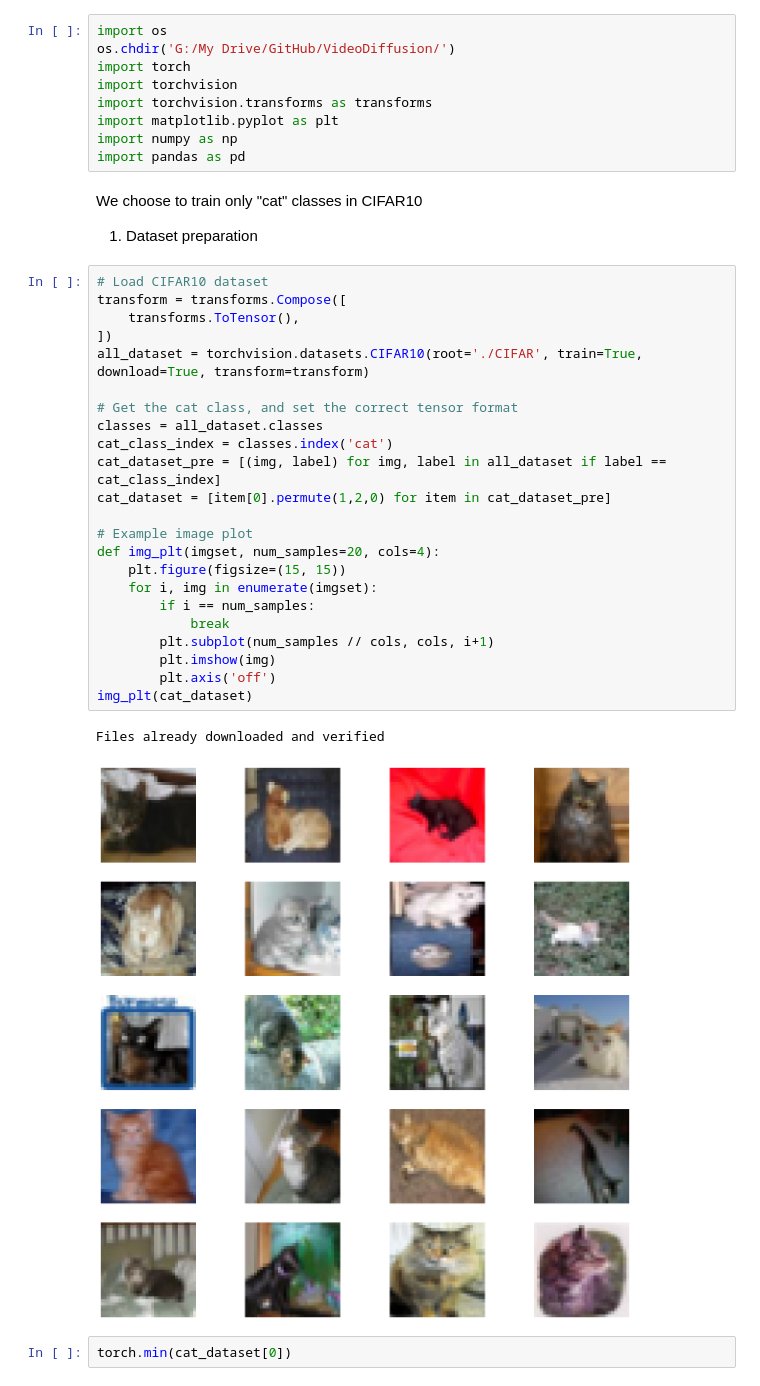
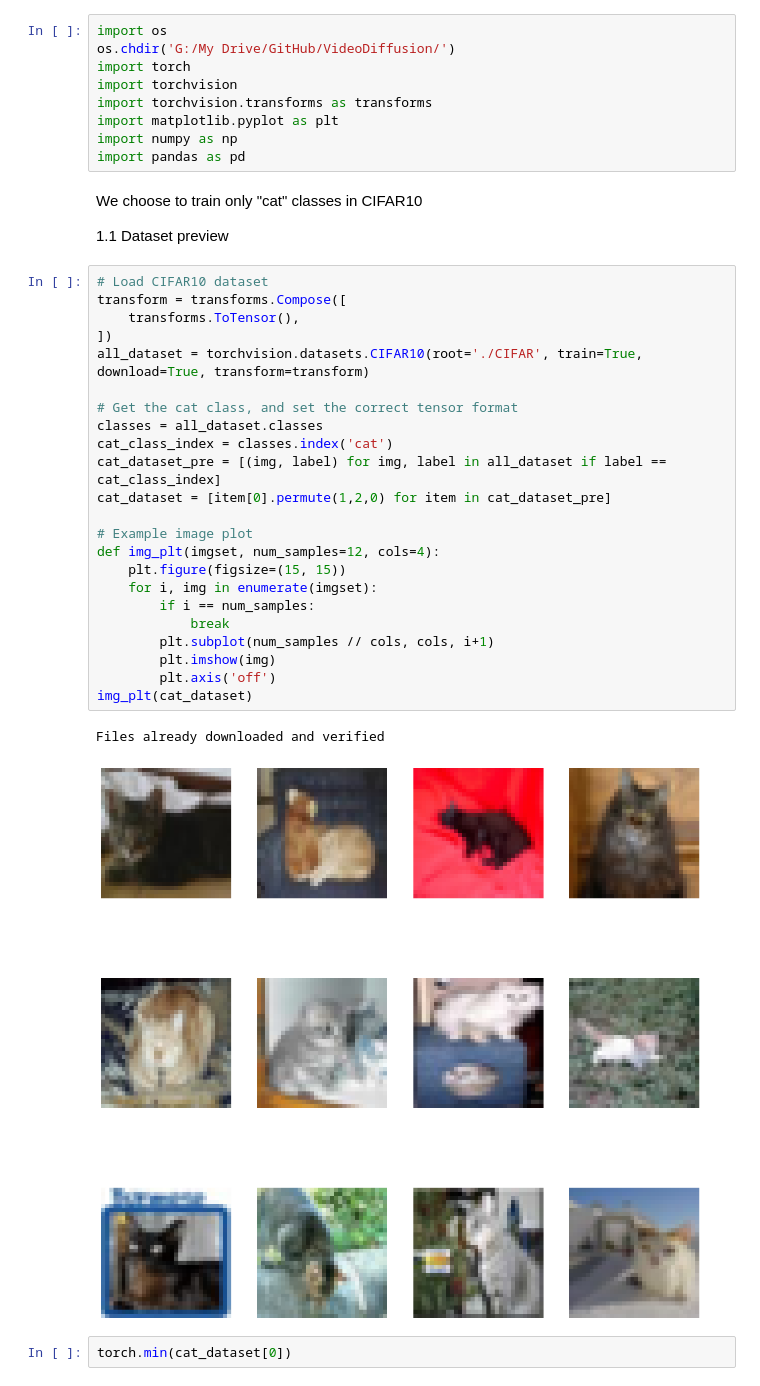
Before and after one commit to ypplaile/VideoDiffusion_from_scratch, a Jupyter notebook: main.ipynb, the cells around one changed output. Cells and saved outputs as stored; diff of their text form.

```diff
--- a/main.ipynb
+++ b/main.ipynb
@@ -10,33 +10,33 @@ import pandas as pd
 # %% [markdown]
 We choose to train only "cat" classes in CIFAR10
 
-1. Dataset preparation
+1.1 Dataset preview
 # %%
 # Load CIFAR10 dataset
 transform = transforms.Compose([
     transforms.ToTensor(),
 ])
 all_dataset = torchvision.datasets.CIFAR10(root='./CIFAR', train=True, download=True, transform=transform)
 
 # Get the cat class, and set the correct tensor format
 classes = all_dataset.classes
 cat_class_index = classes.index('cat')
 cat_dataset_pre = [(img, label) for img, label in all_dataset if label == cat_class_index]
 cat_dataset = [item[0].permute(1,2,0) for item in cat_dataset_pre]
 
 # Example image plot
-def img_plt(imgset, num_samples=20, cols=4):
+def img_plt(imgset, num_samples=12, cols=4):
     plt.figure(figsize=(15, 15))
     for i, img in enumerate(imgset):
         if i == num_samples:
             break
         plt.subplot(num_samples // cols, cols, i+1)
         plt.imshow(img)
         plt.axis('off')
 img_plt(cat_dataset)
 # %% [output]
 Files already downloaded and verified
-[figure, old version]
+[figure, new version]
 # %%
 torch.min(cat_dataset[0])
 # %% [output]
```
Also changed, not shown: parts of 5 cells of this notebook.
